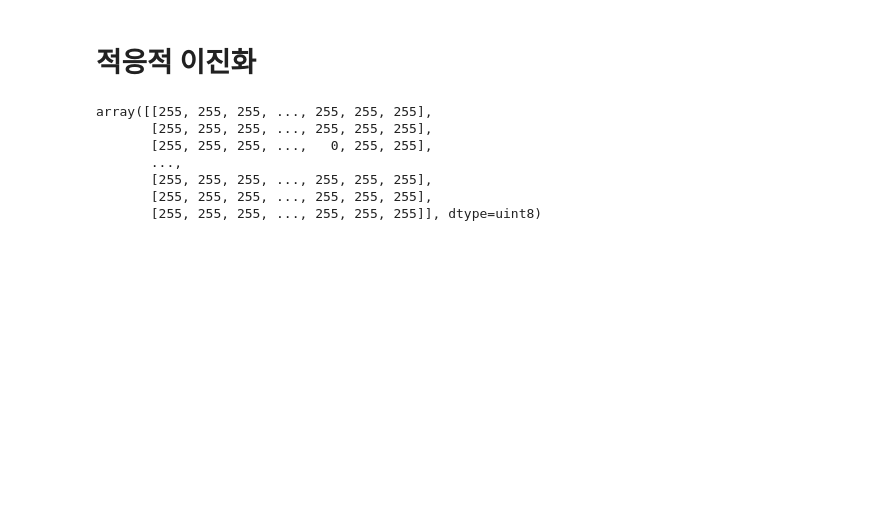
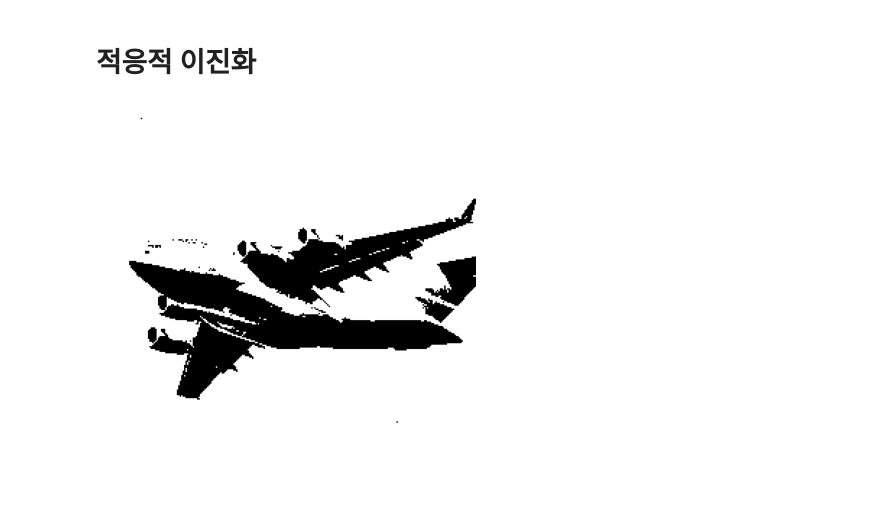
Before and after one commit to horolrolx/ai_visualization, a Jupyter notebook: day08/DAY8.ipynb, the cells around one changed output. Saved outputs shown, nothing was run; the diff lists cells and outputs as text; code cells hidden in the pictures; blank space fills up the shorter version.

```diff
--- a/day08/DAY8.ipynb
+++ b/day08/DAY8.ipynb
@@ -58,18 +57,13 @@ subtract_from_mean = 10 # 평균에서 빼는 값. 크면 임계값이 낮아져
 # %%
 # 가우스 평균 사용
 img_binarized = cv2.adaptiveThreshold(img_gray,
                                       max_output_value,
                                       cv2.ADAPTIVE_THRESH_GAUSSIAN_C,
                                       cv2.THRESH_BINARY,
                                       neighborhood_size,
                                       subtract_from_mean)
 plt.imshow(img_binarized, cmap='gray')
+plt.axis('off')
 plt.show()
 # %% [output]
-array([[255, 255, 255, ..., 255, 255, 255],
-       [255, 255, 255, ..., 255, 255, 255],
-       [255, 255, 255, ...,   0, 255, 255],
-       ...,
-       [255, 255, 255, ..., 255, 255, 255],
-       [255, 255, 255, ..., 255, 255, 255],
-       [255, 255, 255, ..., 255, 255, 255]], dtype=uint8)
+[figure, added]
```
Also changed, not shown: parts of 10 cells of this notebook, 2 other files.
